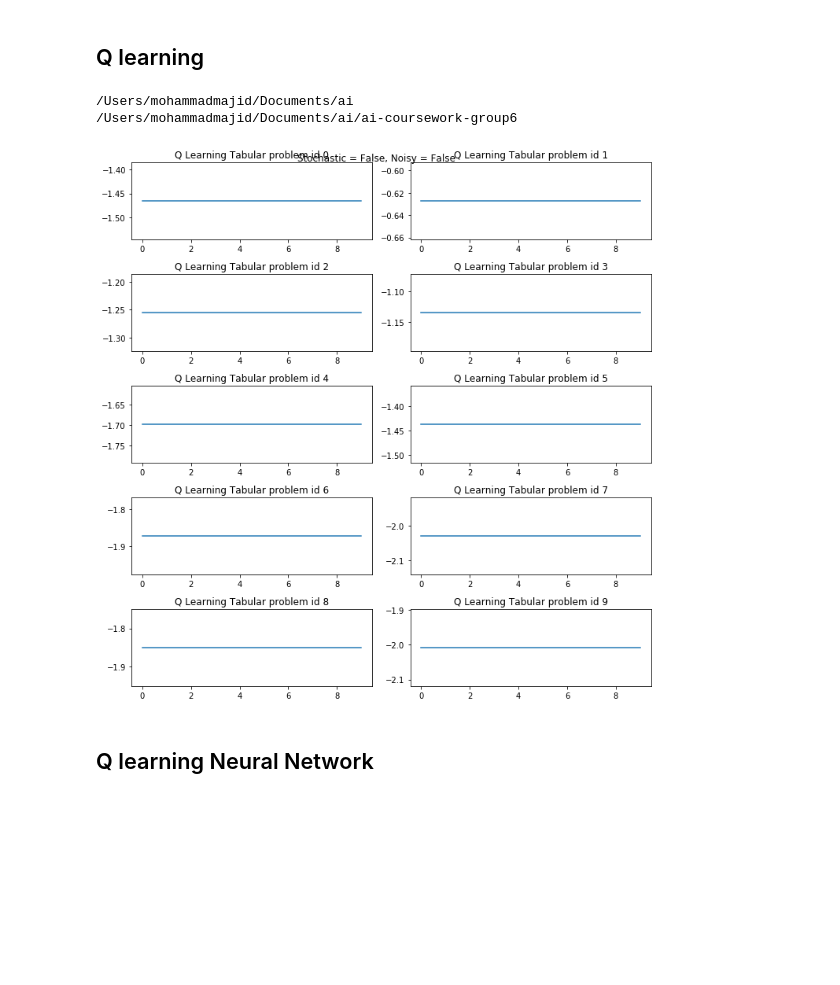
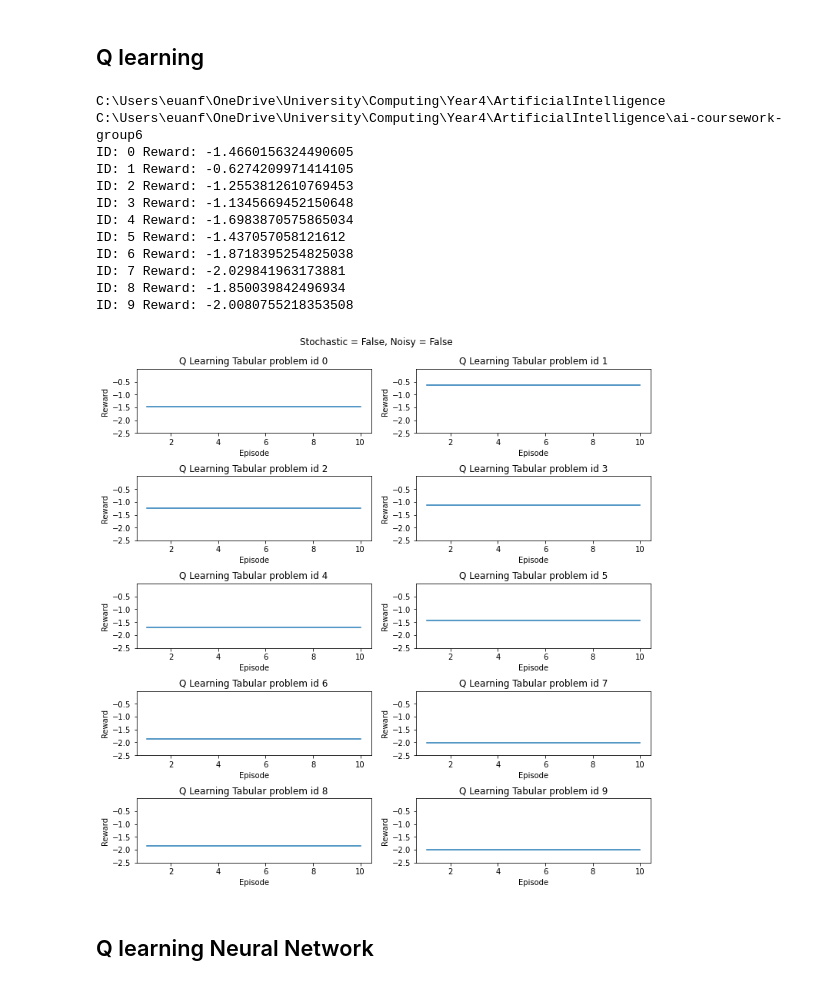
Before and after one commit to arranbrown99/COVID_simulation, a Jupyter notebook: notebooks/run_eval.ipynb, the cells around one changed output. Drawn from its saved outputs; the diff is of its cells as text; code cells hidden in the pictures; blank space fills up the shorter version.

Commit message:
Updated EvalData class

```diff
--- a/notebooks/run_eval.ipynb
+++ b/notebooks/run_eval.ipynb
@@ -10,6 +10,7 @@ from helper_methods import run, plot
 from plot_helper import plot as eval_plot
 from matplotlib import pyplot as plt
 import pickle
+import itertools
 
 class EvalData():
 
@@ -25,19 +26,22 @@ class EvalData():
         self.rewards[problem_id] = rewards
 
     def plot(self):
-        fig = plt.figure(figsize=(10, 10))
-        plt.suptitle("Stochastic = " + str(self.stochastic) + ", Noisy = " + str(self.noisy))
+        fig, axes = plt.subplots(5, 2, constrained_layout=True, figsize=(10,10),
+                                 subplot_kw={'ylim':(-2.5, 0), 'xlabel':'Episode', 'ylabel':'Reward', 'yticks':np.arange(-2.5, 0, 0.5)})
+        fig.suptitle("Stochastic = " + str(self.stochastic) + ", Noisy = " + str(self.noisy))
 
-        for problem_id in range(self.NUM_OF_PROBLEM_IDS):
-            plt.subplot(5, 2, problem_id + 1)
-            plt.plot(self.rewards[problem_id])
-            plt.title(self.get_title(problem_id))
-
-        fig.tight_layout()
+        for x,y in list(itertools.product(range(0, 5), range(0, 2))):
+            axes[x, y].plot(np.arange(1, len(self.rewards) + 1), self.rewards[(2*x) + y])
+            axes[x, y].set_title(self.get_title((2*x) + y))
 
     def get_title(self, problem_id):
         return self.agent_name + " problem id " + str(problem_id)
 
+    def print_average_reward(self):
+        for k,v in self.rewards.items():
+            problem_id = str(k)
+            reward = np.mean(np.array(v))
+            print("ID: " + problem_id + " Reward: " + str(reward))
 
 
 def plot(all_rewards, title):
@@ -184,15 +188,27 @@ def evaluate_q_learning_tabular(eval_data):
 # %%
 print(os.getcwd())
 os.chdir("ai-coursework-group6")
 print(os.getcwd())
 
 eval_data = EvalData("Q Learning Tabular", stochastic=False, noisy=False)
 evaluate_q_learning_tabular(eval_data)
 eval_data.plot()
+
+eval_data.print_average_reward()
 # %% [output]
-/Users/mohammadmajid/Documents/ai
-/Users/mohammadmajid/Documents/ai/ai-coursework-group6
+C:\Users\euanf\OneDrive\University\Computing\Year4\ArtificialIntelligence
+C:\Users\euanf\OneDrive\University\Computing\Year4\ArtificialIntelligence\ai-coursework-group6
+ID: 0 Reward: -1.4660156324490605
+ID: 1 Reward: -0.6274209971414105
+ID: 2 Reward: -1.2553812610769453
+ID: 3 Reward: -1.1345669452150648
+ID: 4 Reward: -1.6983870575865034
+ID: 5 Reward: -1.437057058121612
+ID: 6 Reward: -1.8718395254825038
+ID: 7 Reward: -2.029841963173881
+ID: 8 Reward: -1.850039842496934
+ID: 9 Reward: -2.0080755218353508
-[figure, old version]
+[figure, new version]
 # %% [markdown]
 ## Q learning Neural Network
 # %%
```
Also changed, not shown: 2 other files.
